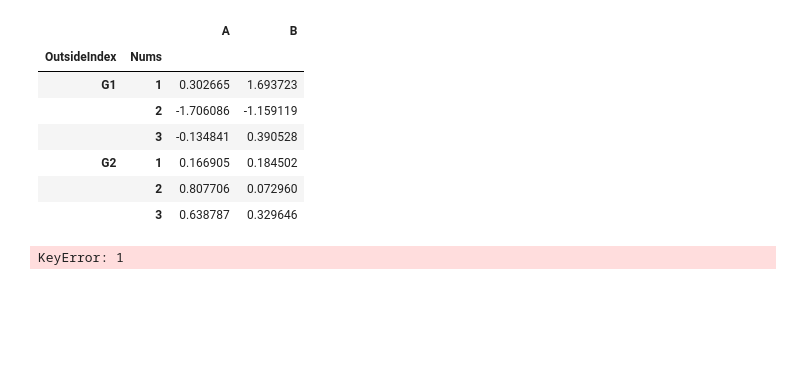
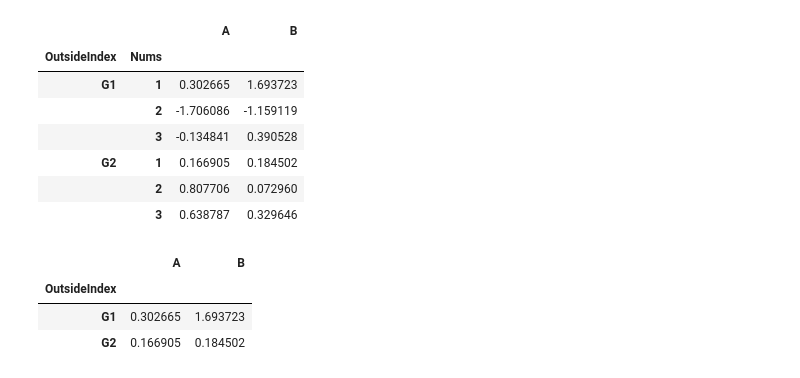
Before and after one commit to mc-carthy/pyDSML, a Jupyter notebook: panda/pandaDataframes.ipynb, the cells around one changed output. Drawn from its saved outputs; the diff is of its cells as text; code cells hidden in the pictures; blank space fills up the shorter version.

```diff
--- a/panda/pandaDataframes.ipynb
+++ b/panda/pandaDataframes.ipynb
@@ -284,6 +284,9 @@ df
 |  | 2 | 0.807706 | 0.072960 |
 |  | 3 | 0.638787 | 0.329646 |
 # %%
-df.xs(1,)
+df.xs(1, level='Nums')
 # %% [output]
-KeyError: 1
+|  | A | B |
+| OutsideIndex |  |  |
+| G1 | 0.302665 | 1.693723 |
+| G2 | 0.166905 | 0.184502 |
```
Also changed, not shown: 1 other file.
